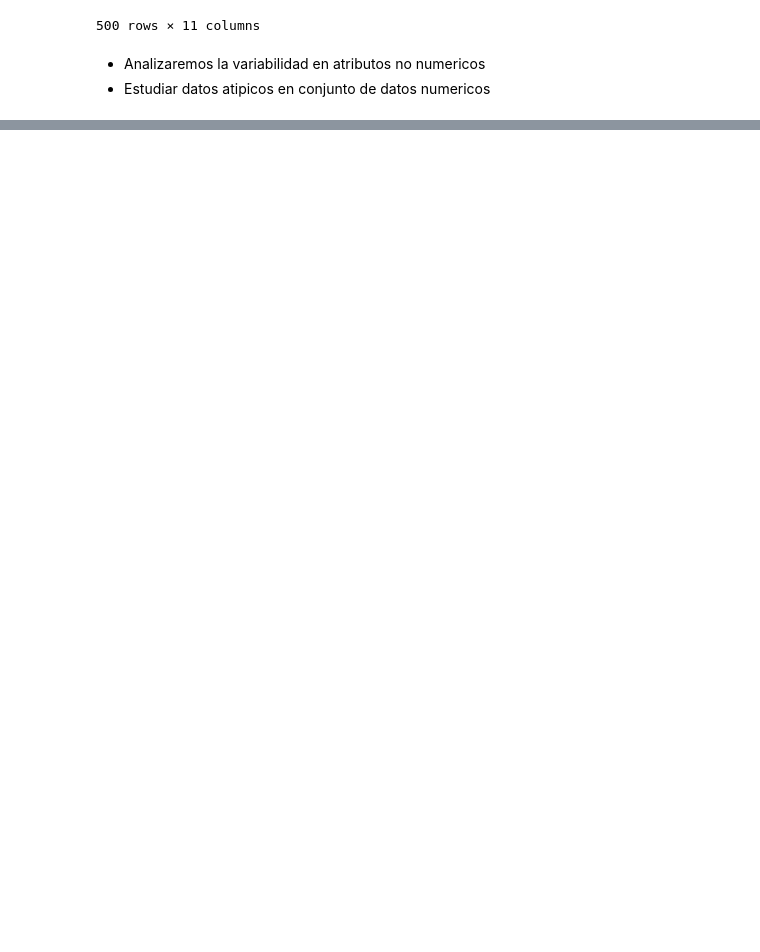
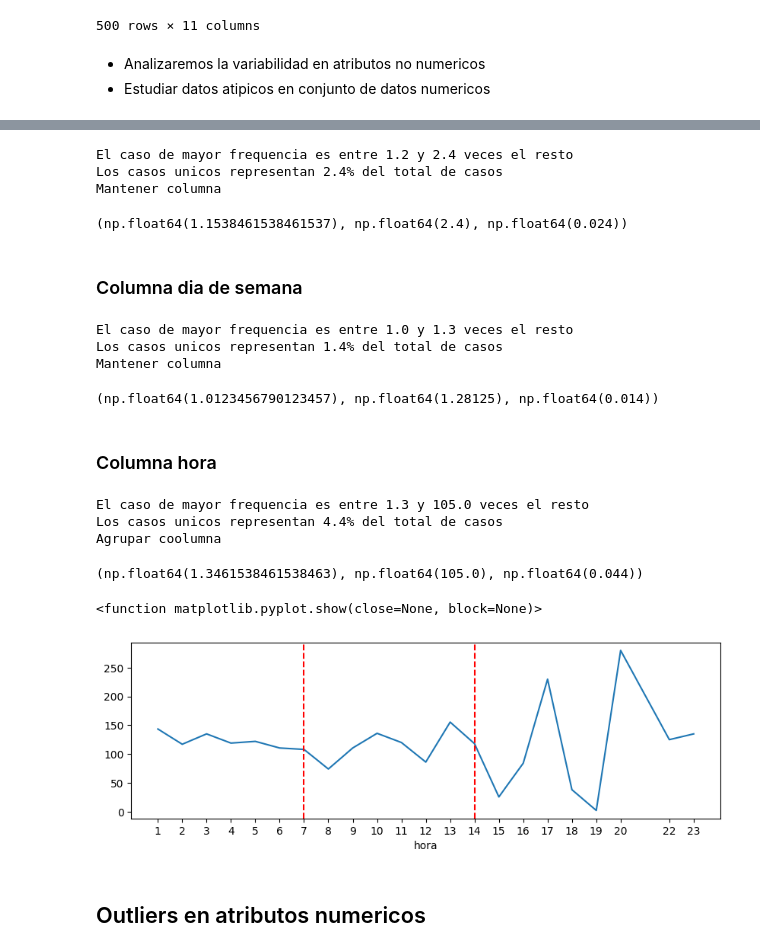
Before and after one commit to marxramos/Vecinos-cercanos---Facebook, a Jupyter notebook: notebook/facebook.ipynb, the cells around one changed output, grey strips where cells are left out. Drawn from its saved outputs; the diff is of its cells as text; code cells hidden in the pictures; blank space fills up the shorter version.

```diff
--- a/notebook/facebook.ipynb
+++ b/notebook/facebook.ipynb
@@ -71,0 +129,42 @@ Name: count, dtype: int64
+# %%
+casos = df['mes'].value_counts()
+var_numerico(casos)
+# %% [output]
+El caso de mayor frequencia es entre 1.2 y 2.4 veces el resto
+Los casos unicos representan 2.4% del total de casos
+Mantener columna
+(np.float64(1.1538461538461537), np.float64(2.4), np.float64(0.024))
+# %% [markdown]
+### Columna dia de semana
+# %%
+casos = df['dia_semana'].value_counts()
+var_numerico(casos)
+# %% [output]
+El caso de mayor frequencia es entre 1.0 y 1.3 veces el resto
+Los casos unicos representan 1.4% del total de casos
+Mantener columna
+(np.float64(1.0123456790123457), np.float64(1.28125), np.float64(0.014))
+# %% [markdown]
+### Columna hora
+# %%
+casos = df['hora'].value_counts()
+var_numerico(casos)
+# %% [output]
+El caso de mayor frequencia es entre 1.3 y 105.0 veces el resto
+Los casos unicos representan 4.4% del total de casos
+Agrupar coolumna
+(np.float64(1.3461538461538463), np.float64(105.0), np.float64(0.044))
+# %%
+hora_int = df.groupby('hora')['interacciones'].median()
+hora_int.plot(
+    figsize=[10,3],
+    xticks= casos.index
+)
+plt.axvline(x=7,color='red',linestyle = '--')
+plt.axvline(x=14,color='red',linestyle = '--')
+plt.show
+# %% [output]
+<function matplotlib.pyplot.show(close=None, block=None)>
+[figure, added]
+# %% [markdown]
+## Outliers en atributos numericos
```
Also changed, not shown: parts of 34 cells of this notebook.
